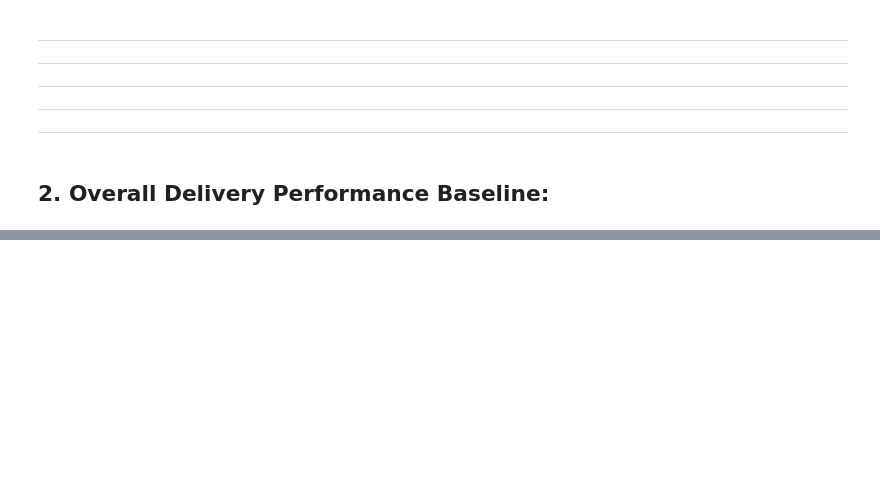
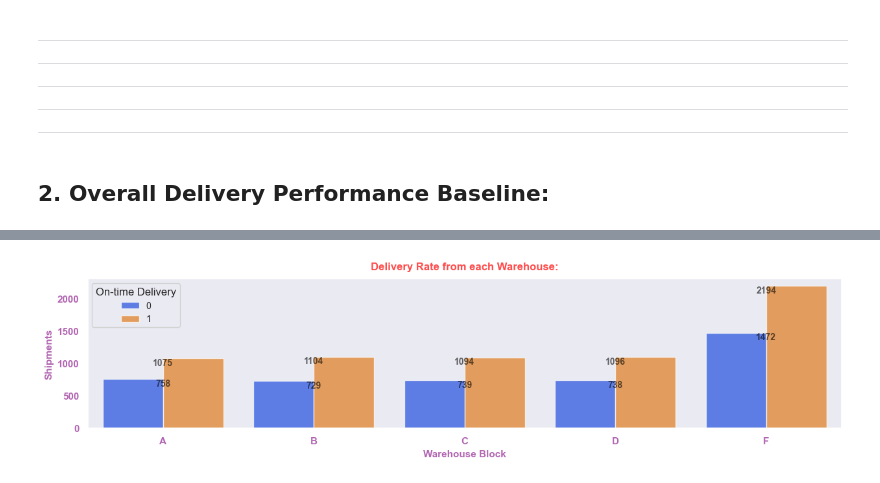
Before and after one commit to rajesh-coventry/Projects, a Jupyter notebook: 02_Data_Visuallization/05_E-Commerce_Shipping/01_delivery_performance_optimization.ipynb, the cells around one changed output, grey strips where cells are left out. Drawn from its saved outputs; the diff is of its cells as text; code cells hidden in the pictures; blank space fills up the shorter version.

```diff
--- a/02_Data_Visuallization/05_E-Commerce_Shipping/01_delivery_performance_optimization.ipynb
+++ b/02_Data_Visuallization/05_E-Commerce_Shipping/01_delivery_performance_optimization.ipynb
@@ -169,0 +297,3 @@ sns.boxplot(data=data[['Discount_offered']], orient="h", palette="Set3", width=
+# %%
+rat= data.groupby("Warehouse_block")["Reached.on.Time_Y.N"].value_counts().reset_index(name= "count")
+rat
@@ -169,0 +312,21 @@ sns.boxplot(data=data[['Discount_offered']], orient="h", palette="Set3", width=
+# %%
+plt.figure(figsize=(15, 3))
+sns.set_theme(context="notebook", style="dark")
+sns.barplot(x= rat["Warehouse_block"], y= rat["count"], hue= rat["Reached.on.Time_Y.N"], palette="bright", alpha= 0.7)
+plt.title("Delivery Rate from each Warehouse:", fontsize=12, fontweight="bold", color="Red", pad=10, alpha=0.7)
+plt.xlabel("Warehouse Block", color="purple", fontweight="bold", alpha=0.6, fontsize= 11)
+plt.ylabel("Shipments", color="purple", fontweight="bold", alpha=0.6, fontsize= 11)
+plt.xticks(color= "purple", fontweight="bold", alpha=0.6, fontsize= 11)
+plt.yticks(color= "purple", fontweight="bold", alpha=0.6, fontsize= 11)
+plt.legend(title= "On-time Delivery", loc= "upper left", fontsize= 10)
+
+# Add annotations for each bar group
+for i in range(len(rat["Warehouse_block"].unique())):
+    for j in range(len(rat["Reached.on.Time_Y.N"].unique())):
+        index = i * len(rat["Reached.on.Time_Y.N"].unique()) + j
+        value = rat.iloc[index]["count"]
+        plt.text(i, value, str(value), ha='center', va='top', fontweight='bold', fontsize=10, color="black", alpha=0.6)
+
+plt.show()
+# %% [output]
+[figure, added]
```
Also changed, not shown: parts of 20 cells of this notebook.
